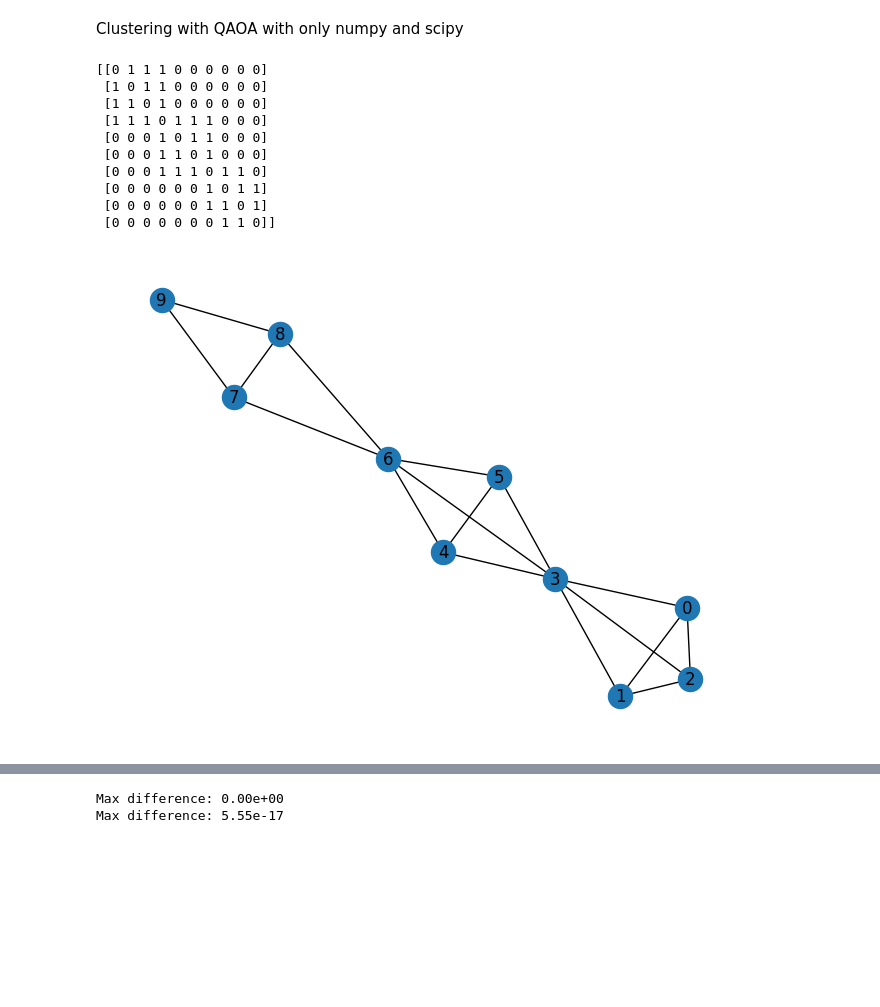
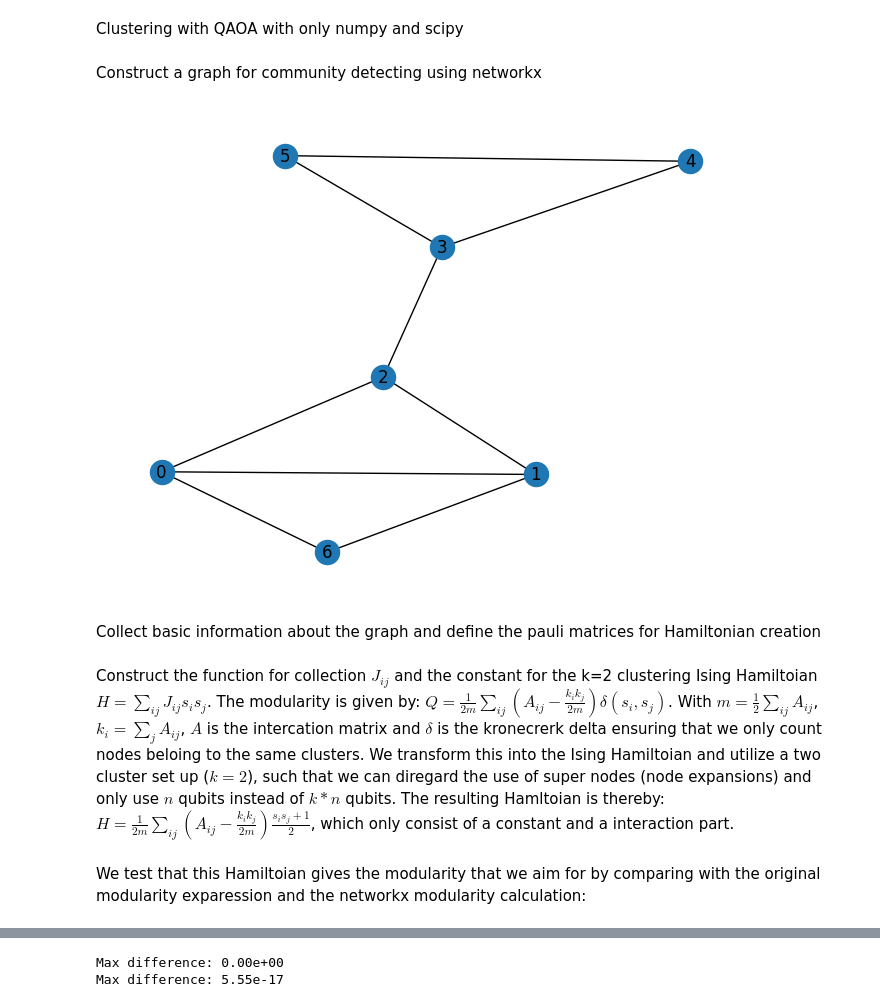
Before and after one commit to sindrekn/HierarchicalQAOAClustering, a Jupyter notebook: FullPython_NumpyScipy.ipynb, the cells around one changed output, grey strips where cells are left out. Drawn from its saved outputs; the diff is of its cells as text; code cells hidden in the pictures; blank space fills up the shorter version.

```diff
--- a/FullPython_NumpyScipy.ipynb
+++ b/FullPython_NumpyScipy.ipynb
@@ -6,30 +6,23 @@ import numpy as np
 from scipy.optimize import minimize
 import networkx as nx
 from numba import njit
+# %% [markdown]
+Construct a graph for community detecting using networkx
 # %%
-def add_edges(graph, edges):
+def add_edges(graph: nx.Graph, edges: list):
     for edge in edges:
         graph.add_edge(edge[0], edge[1])
 
 network_graph = nx.Graph()
+edges = [(0, 1), (0, 6), (0, 2), (1, 2), (1, 6), (2, 3), (3, 4), (3, 5), (4, 5)]
 
-edges = [(0, 1), (0, 2), (0, 3), (1, 2), (1, 3), (2, 3), (3, 4), (3, 5), (3, 6), (4, 5), (4, 6), (5, 6), (6, 7), (6, 8), (7, 8), (7, 9), (8, 9)]
 add_edges(network_graph, edges)
-
-A = np.array(nx.adjacency_matrix(network_graph).todense())
-print(A)
+nodelist = sorted(network_graph.nodes())
+A = np.array(nx.adjacency_matrix(network_graph, nodelist=nodelist).todense())
 
 nx.draw(network_graph, with_labels=True)
 plt.show()
 # %% [output]
-[[0 1 1 1 0 0 0 0 0 0]
- [1 0 1 1 0 0 0 0 0 0]
- [1 1 0 1 0 0 0 0 0 0]
- [1 1 1 0 1 1 1 0 0 0]
- [0 0 0 1 0 1 1 0 0 0]
- [0 0 0 1 1 0 1 0 0 0]
- [0 0 0 1 1 1 0 1 1 0]
- [0 0 0 0 0 0 1 0 1 1]
- [0 0 0 0 0 0 1 1 0 1]
- [0 0 0 0 0 0 0 1 1 0]]
-[figure, old version]
+[figure, new version]
+# %% [markdown]
+Collect basic information about the graph and define the pauli matrices for Hamiltonian creation
@@ -35,0 +36,2 @@ plt.show()
+# %% [markdown]
+Construct the function for collection $J_{ij}$ and the constant for the k=2 clustering Ising Hamiltoian $H=\sum_{ij} J_{ij} s_i s_j$. The modularity is given by: $Q=\frac{1}{2m} \sum_{ij} (A_{ij} - \frac{k_i k_j}{2m}) \delta(s_i, s_j)$. With $m=\frac{1}{2}\sum_{ij}A_{ij}$, $k_i = \sum_j A_{ij}$, $A$ is the intercation matrix and $\delta$ is the kronecrerk delta ensuring that we only count nodes beloing to the same clusters. We transform this into the Ising Hamiltoian and utilize a two cluster set up ($k=2$), such that we can diregard the use of super nodes (node expansions) and only use $n$ qubits instead of $k*n$ qubits. The resulting Hamltoian is thereby: $H = \frac{1}{2m} \sum_{ij} (A_{ij} - \frac{k_i k_j}{2m}) \frac{s_i s_j + 1}{2}$, which only consist of a constant and a interaction part.
@@ -35,0 +57,2 @@ plt.show()
+# %% [markdown]
+We test that this Hamiltoian gives the modularity that we aim for by comparing with the original modularity exparession and the networkx modularity calculation:
```
Also changed, not shown: parts of 7 cells of this notebook, 1 other file.
